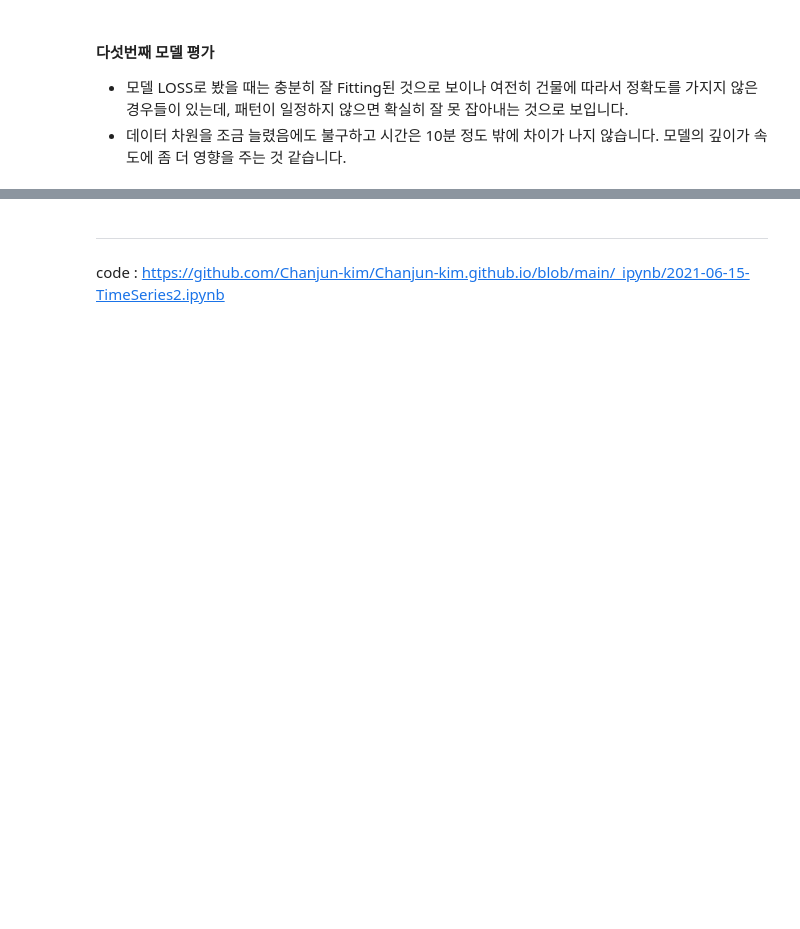
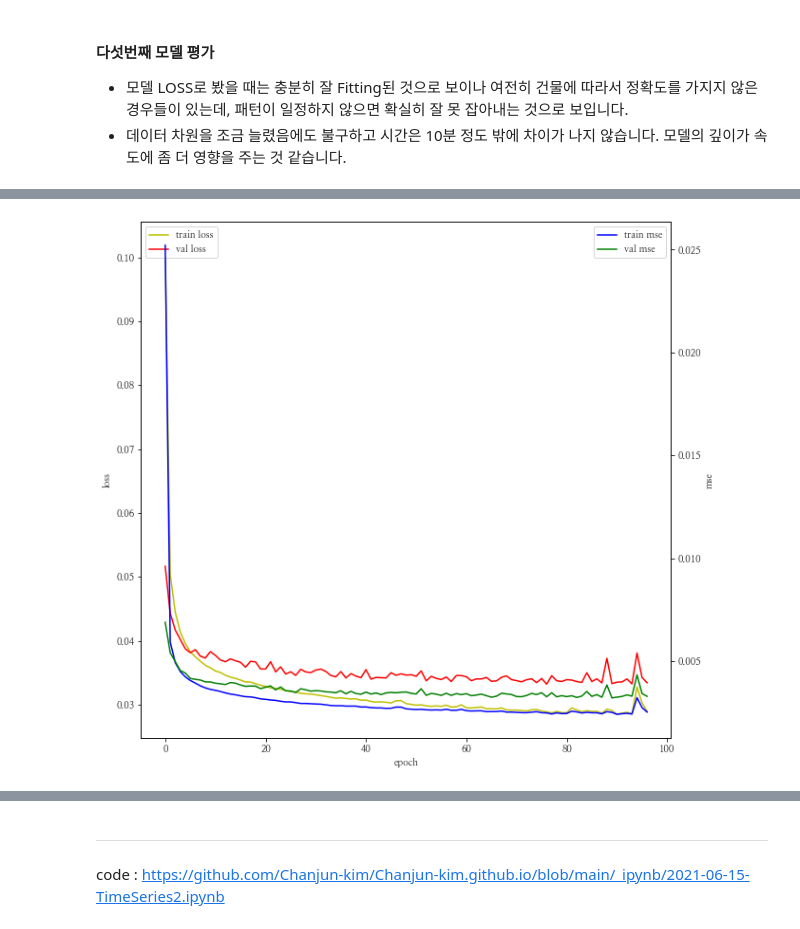
Before and after one commit to Chanjun-kim/Chanjun-kim.github.io, a Jupyter notebook: _ipynb/2021-06-15-TimeSeries2.ipynb, the cells around one changed output, grey strips where cells are left out. Cells and saved outputs as stored; diff of their text form; code cells hidden in the pictures; blank space fills up the shorter version.

Commit message:
finish about lstm

```diff
--- a/_ipynb/2021-06-15-TimeSeries2.ipynb
+++ b/_ipynb/2021-06-15-TimeSeries2.ipynb
@@ -764,0 +806,2 @@ predict_grp_idx(grp_val, mae_max, y_col)
+# %%
+valX, valY = make_data(data = tf_val, y_col = y_col, length = length)
@@ -764,0 +820,12 @@ predict_grp_idx(grp_val, mae_max, y_col)
+# %%
+model=Sequential([
+    LSTM(lstm_units, return_sequences=False, recurrent_dropout=dropout),
+    Dense(1, kernel_initializer=tf.initializers.zeros())
+])
+# %%
+model.compile(optimizer='adam', loss='mae', metrics=['mse'])
+# %%
+%%time
+history = model.fit(trainX, trainY, validation_data = (valX, valY),
+                    epochs=EPOCH, batch_size=BATCH_SIZE, verbose=1,
+                    callbacks=[early_stop, save_best_only])
@@ -764,0 +850,4 @@ predict_grp_idx(grp_val, mae_max, y_col)
+# %%
+history_plot(history)
+# %% [output]
+[figure, added]
```
Also changed, not shown: parts of 47 cells of this notebook, 29 other files.
